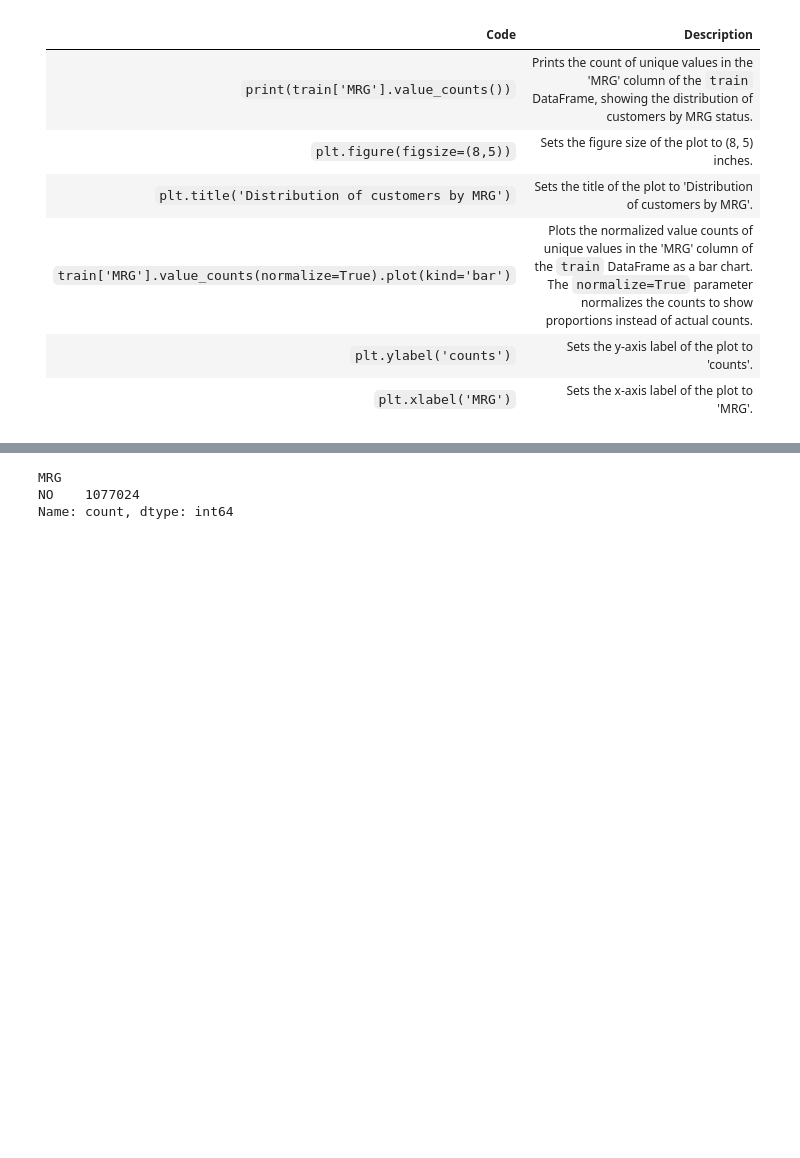
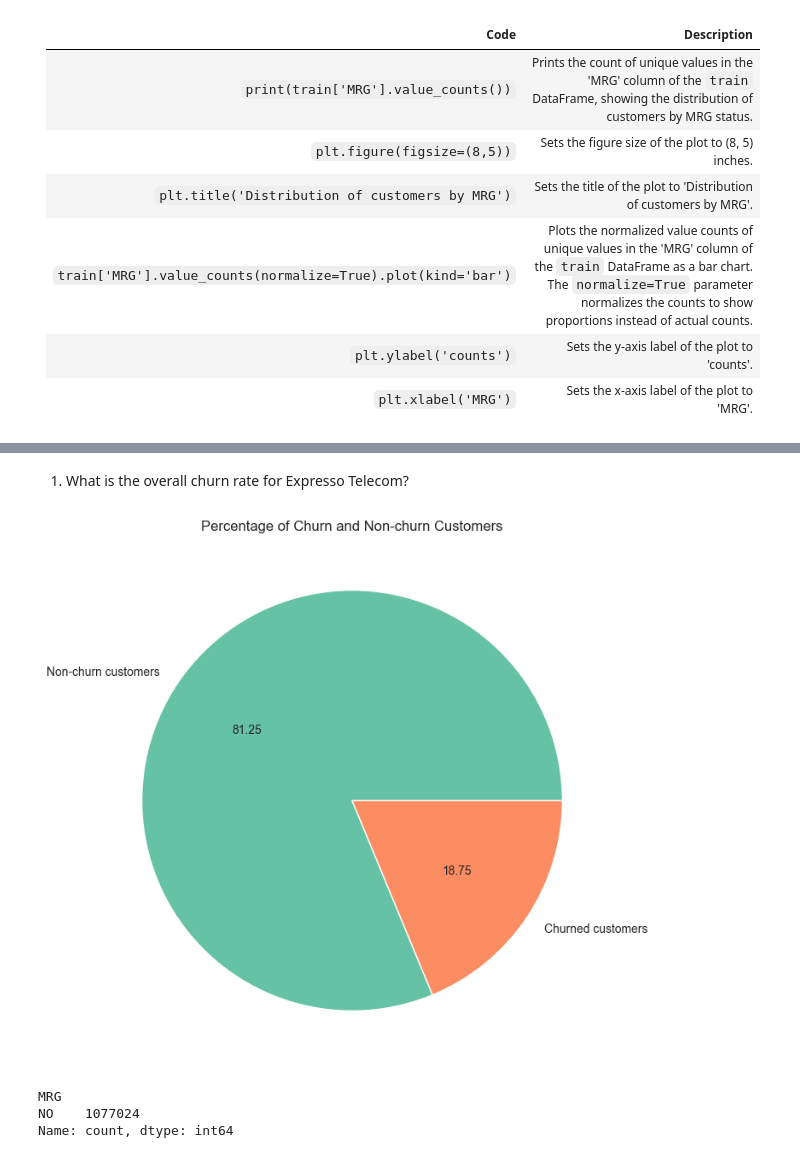
Before and after one commit to BrianBassey37/Azubi_Capstone, a Jupyter notebook: StarterNotebook.ipynb, the cells around one changed output, grey strips where cells are left out. Drawn from its saved outputs; the diff is of its cells as text; code cells hidden in the pictures; blank space fills up the shorter version.

```diff
--- a/StarterNotebook.ipynb
+++ b/StarterNotebook.ipynb
@@ -327,3 +403,19 @@ Text(0.5, 0, 'TENURE')
+# %% [markdown]
+1. What is the overall churn rate for Expresso Telecom?
+# %%
+# Count the number of churn and non-churn customers
+count_of_churn_customers = train['CHURN'].value_counts()
+
+# Define labels for the pie chart
+labels = ['Non-churn customers', 'Churned customers']
+
+# Plotting a pie chart with custom labels
+count_of_churn_customers.plot(kind='pie', autopct='%.2f', labels=labels)
+plt.title('Percentage of Churn and Non-churn Customers')
+plt.ylabel('')  # Remove y-axis label
+plt.show()
+# %% [output]
+[figure, added]
 # %%
 print(train['MRG'].value_counts())
 plt.figure(figsize=(8,5))
```
Also changed, not shown: parts of 8 cells of this notebook.
